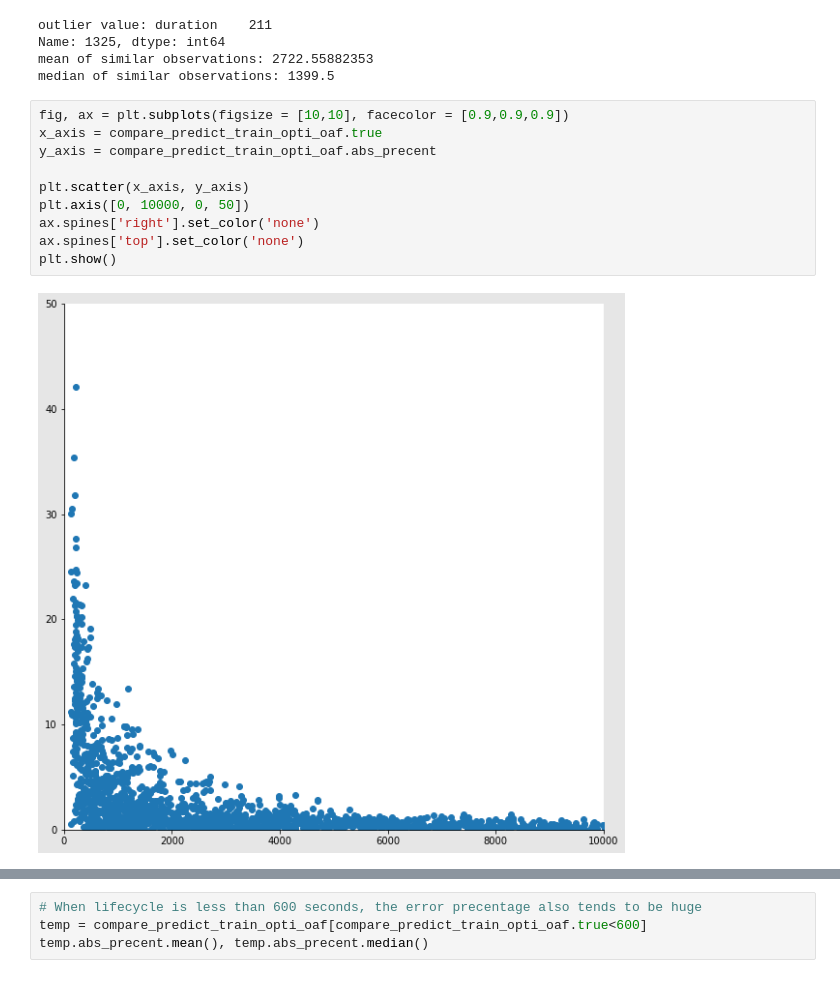
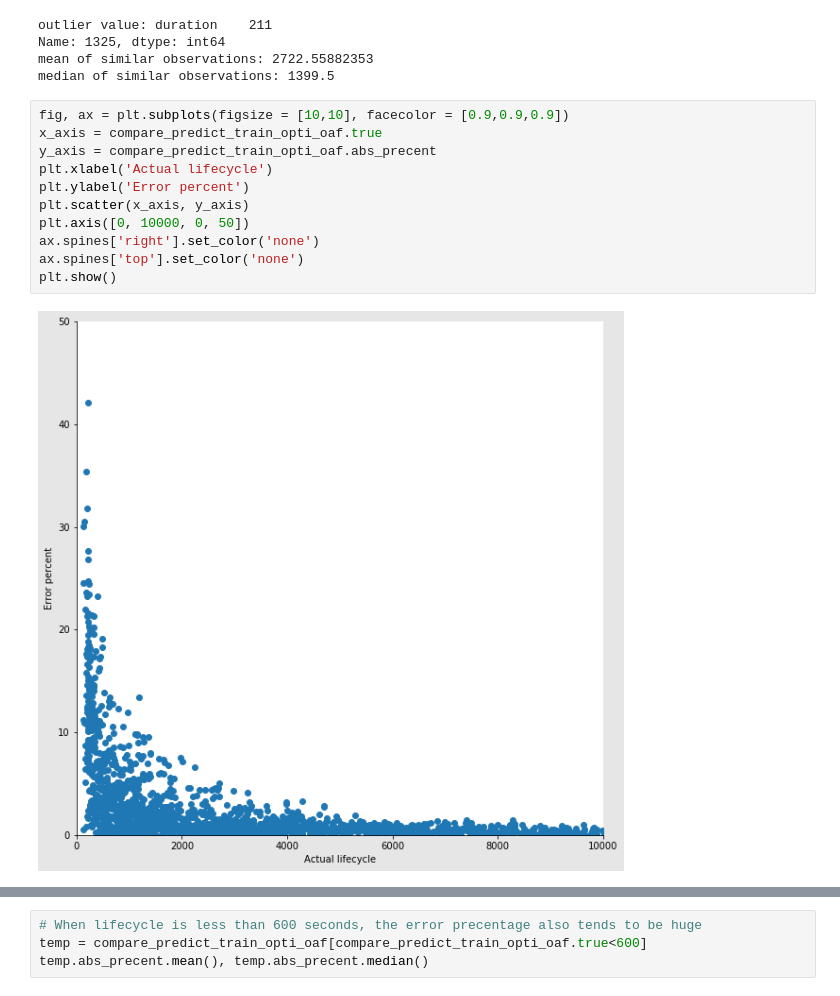
Before and after one commit to leon-lee-jl/MoBike, a Jupyter notebook: MoBike V1.0.ipynb, the cells around one changed output, grey strips where cells are left out. Cells and saved outputs as stored; diff of their text form.

```diff
--- a/MoBike V1.0.ipynb
+++ b/MoBike V1.0.ipynb
@@ -1196,12 +1196,13 @@ median of similar observations: 1399.5
 # %%
 fig, ax = plt.subplots(figsize = [10,10], facecolor = [0.9,0.9,0.9])
 x_axis = compare_predict_train_opti_oaf.true
 y_axis = compare_predict_train_opti_oaf.abs_precent
-
+plt.xlabel('Actual lifecycle')
+plt.ylabel('Error percent')
 plt.scatter(x_axis, y_axis)
 plt.axis([0, 10000, 0, 50])
 ax.spines['right'].set_color('none')
 ax.spines['top'].set_color('none')
 plt.show()
 # %% [output]
-[figure, old version]
+[figure, new version]
```
Also changed, not shown: parts of 13 cells of this notebook.
